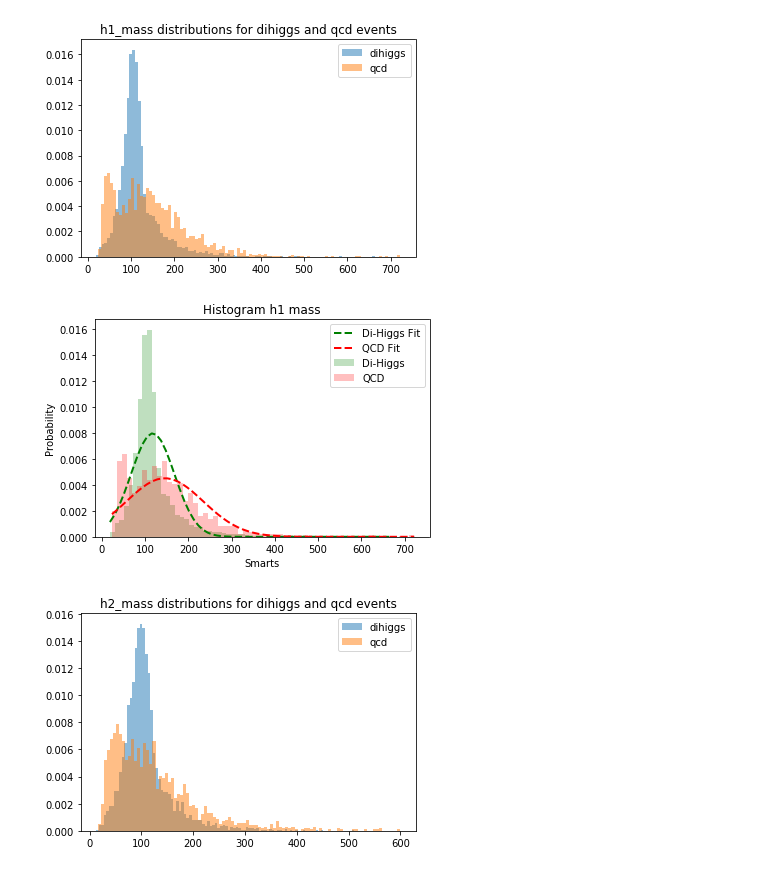
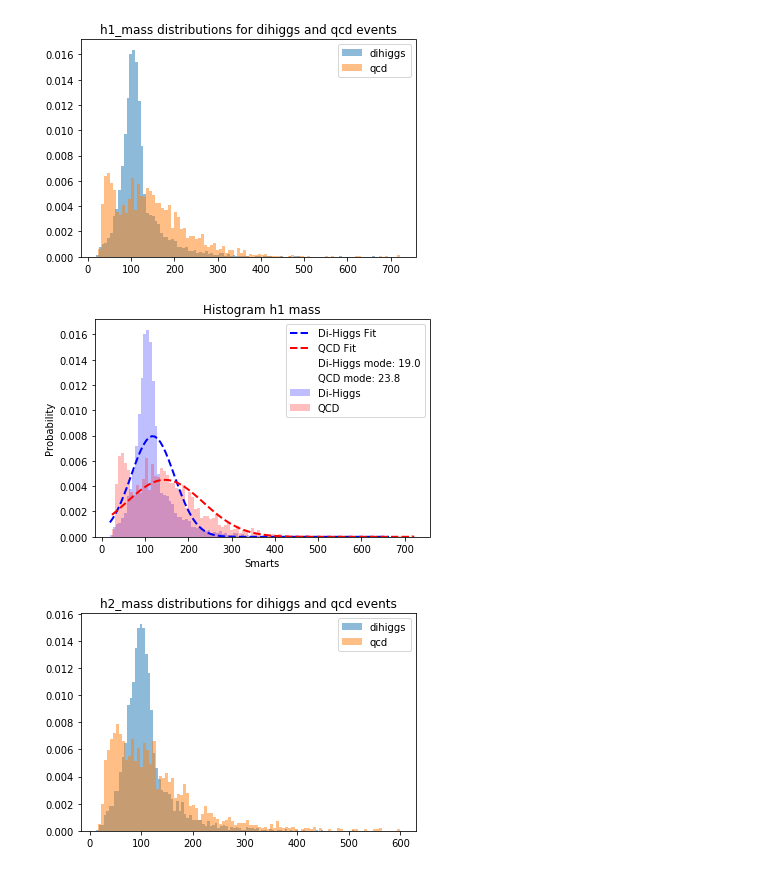
Before and after one commit to neu-physics/dihiggsMLProject, a Jupyter notebook: higgsReconstruction/EventPlotting/plotting.ipynb, the cells around one changed output. Cells and saved outputs as stored; diff of their text form; code cells hidden in the pictures.

```diff
--- a/higgsReconstruction/EventPlotting/plotting.ipynb
+++ b/higgsReconstruction/EventPlotting/plotting.ipynb
@@ -58,34 +59,42 @@ plt.legend()
 # %%
 # best fit of data
 (mu_hh, sigma_hh) = norm.fit(hh.h1_mass)
 
 # the histogram of the data
-n_hh, bins_hh, patches = plt.hist(hh.h1_mass, 60, normed=1, facecolor='green', alpha=0.25, label="Di-Higgs")
+n_hh, bins_hh, patches = plt.hist(hh.h1_mass, 100, density=1, facecolor='blue', alpha=0.25, label="Di-Higgs")
 
 # add a 'best fit' line
 y = mlab.normpdf( bins_hh, mu_hh, sigma_hh)
-l = plt.plot(bins_hh, y, 'g--', linewidth=2, label="Di-Higgs Fit")
+l = plt.plot(bins_hh, y, 'b--', linewidth=2, label="Di-Higgs Fit")
 
 # best fit of data
 (mu_qcd, sigma_qcd) = norm.fit(qcd.h1_mass)
 
 # the histogram of the data
-n_qcd, bins_qcd, patches = plt.hist(qcd.h1_mass, 60, normed=1, facecolor='red', alpha=0.25, label="QCD")
+n_qcd, bins_qcd, patches = plt.hist(qcd.h1_mass, 100, density=1, facecolor='red', alpha=0.25, label="QCD")
 
 # add a 'best fit' line
 y = mlab.normpdf( bins_qcd, mu_qcd, sigma_qcd)
 l = plt.plot(bins_qcd, y, 'r--', linewidth=2, label="QCD Fit")
 
 #plot
 plt.xlabel('Smarts')
 plt.ylabel('Probability')
 plt.title("Histogram h1 mass")
 plt.grid(False)
 
+qcdmodetxt = "QCD mode: " + str(round(stats.mode(qcd.h1_mass)[0][0],1))
+hhmodetxt = "Di-Higgs mode: " + str(round(stats.mode(hh.h1_mass)[0][0],1))
+# extra = Rectangle((0, 0), 1, 1, fc="w", fill=False, edgecolor='none', linewidth=0)
+# plt.legend([extra, extra], (hhmodetxt, qcdmodetxt))
+
+plt.plot([], [], ' ', label=hhmodetxt)
+plt.plot([], [], ' ', label=qcdmodetxt)
 plt.legend()
+#plt.legend()
 plt.show()
 # %% [output]
-[figure, old version]
+[figure, new version]
 # %%
 ##############################################################
 ##                NORMED H_2 MASS PER EVENT                 ##
```
Also changed, not shown: parts of 4 cells of this notebook, 7 other files.
